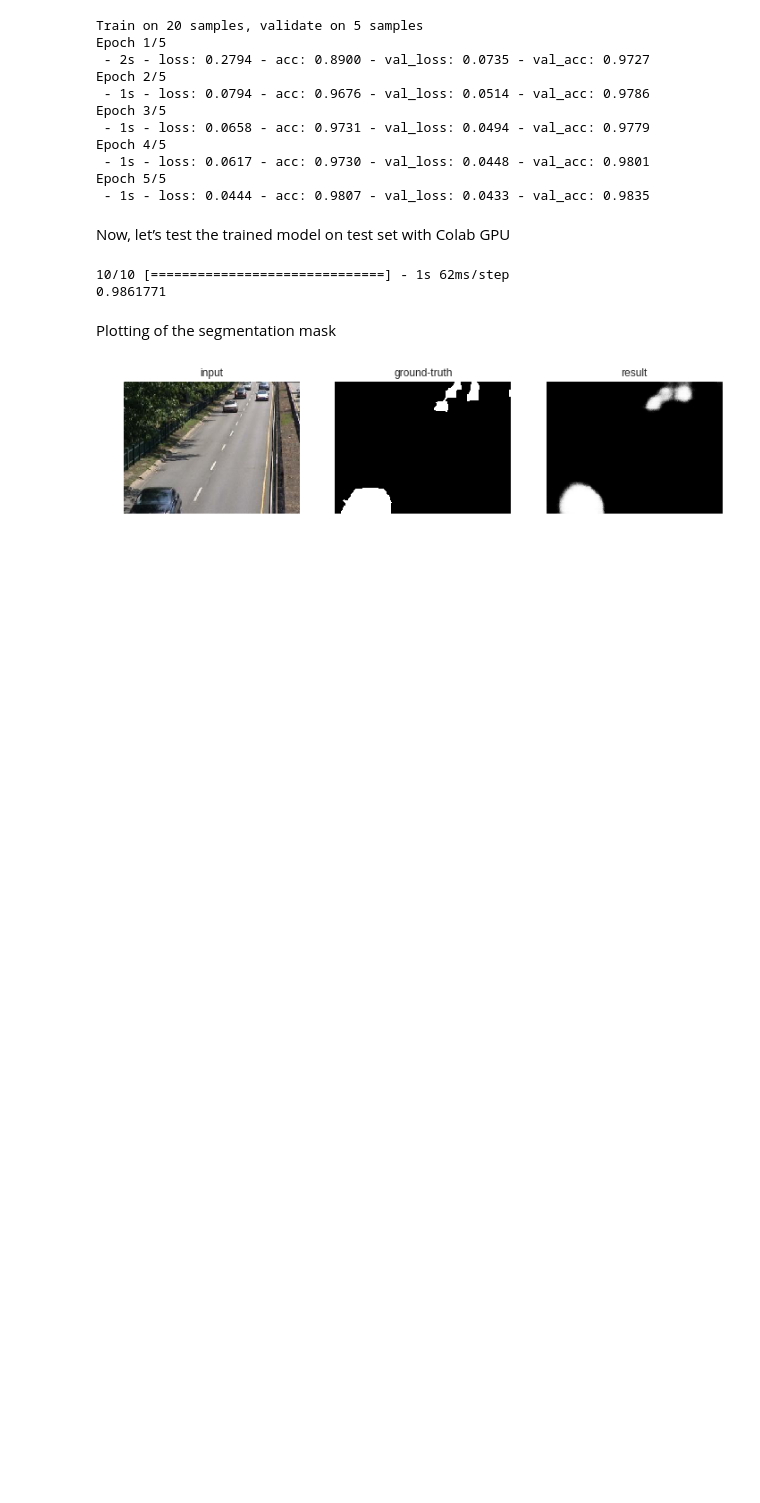
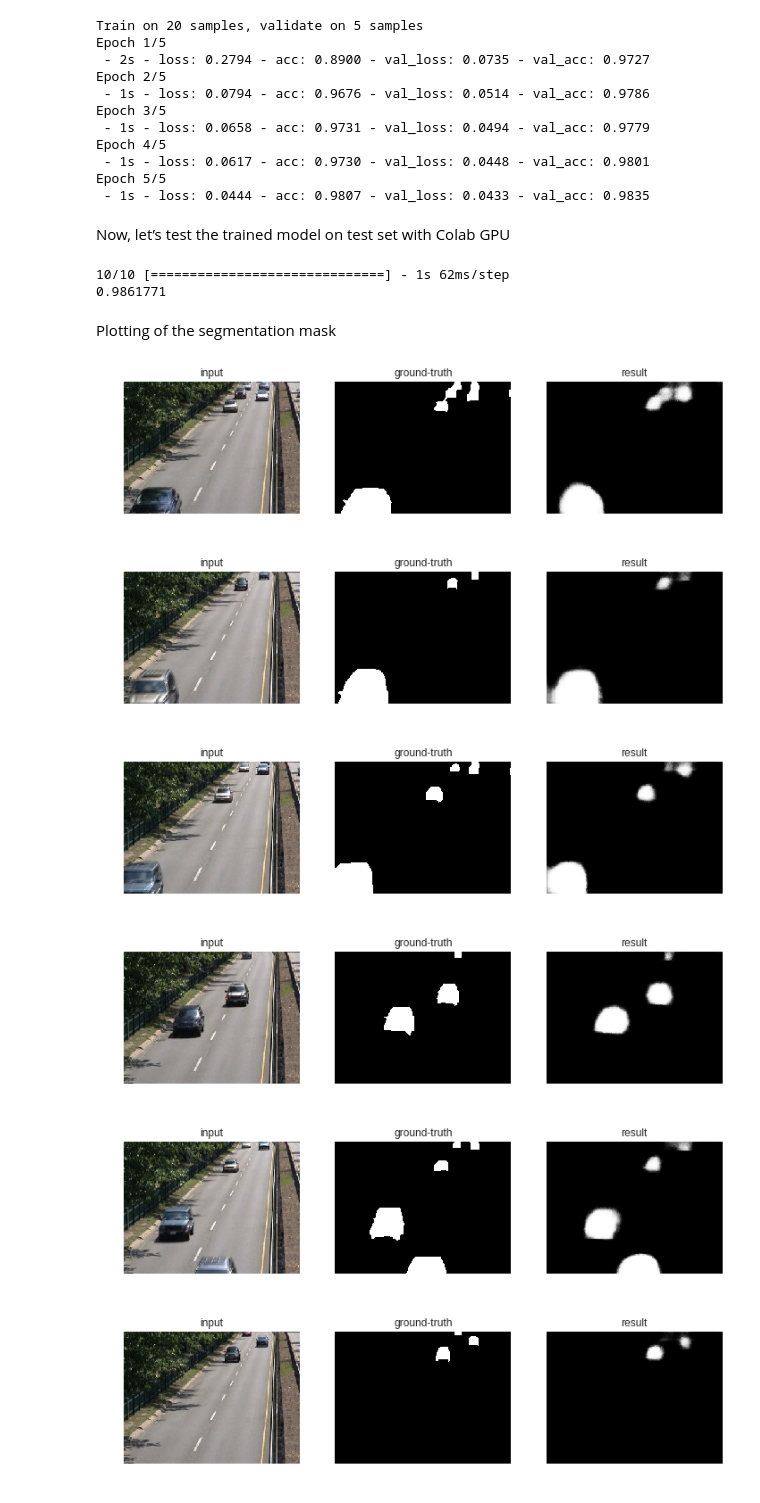
Before and after one commit to kavish-p/python-gpu-foreground-segmentation, a Jupyter notebook: implementation-notebook.ipynb, the cells around one changed output. Drawn from its saved outputs; the diff is of its cells as text; code cells hidden in the pictures; blank space fills up the shorter version.

Commit message:
updated plots

```diff
--- a/implementation-notebook.ipynb
+++ b/implementation-notebook.ipynb
@@ -149,23 +149,29 @@ Plotting of the segmentation mask
 # %%
 import matplotlib.pyplot as plt
 plt.rcParams['figure.figsize'] = (12.0, 9.0)
 
-idx = 5 # image index that you want to display
+for i in range(10):
+  idx = i # image index that you want to display
 
-img = np.empty(3, dtype=object)
-img[0] = X[idx]
-img[1] = Y[idx].reshape(Y[idx].shape[0],Y[idx].shape[1])
-img[2] = pred[idx].reshape(pred[idx].shape[0],pred[idx].shape[1])
-title = ['input', 'ground-truth', 'result']
-for i in range(3):
-  plt.subplot(1, 3, i+1)
-  if i==0:
-    plt.imshow(img[i].astype('uint8'))
-  else:
-    plt.imshow(img[i], cmap='gray')
+  img = np.empty(3, dtype=object)
+  img[0] = X[idx]
+  img[1] = Y[idx].reshape(Y[idx].shape[0],Y[idx].shape[1])
+  img[2] = pred[idx].reshape(pred[idx].shape[0],pred[idx].shape[1])
+  title = ['input', 'ground-truth', 'result']
+  for i in range(3):
+    plt.subplot(1, 3, i+1)
+    if i==0:
+      plt.imshow(img[i].astype('uint8'))
+    else:
+      plt.imshow(img[i], cmap='gray')
 
-  plt.axis('off')
-  plt.title(title[i])
-plt.show()
+    plt.axis('off')
+    plt.title(title[i])
+  plt.show()
 # %% [output]
 [figure]
+[figure, added]
+[figure, added]
+[figure, added]
+[figure, added]
+[figure, added]
```
Also changed, not shown: parts of 1 cell of this notebook.
